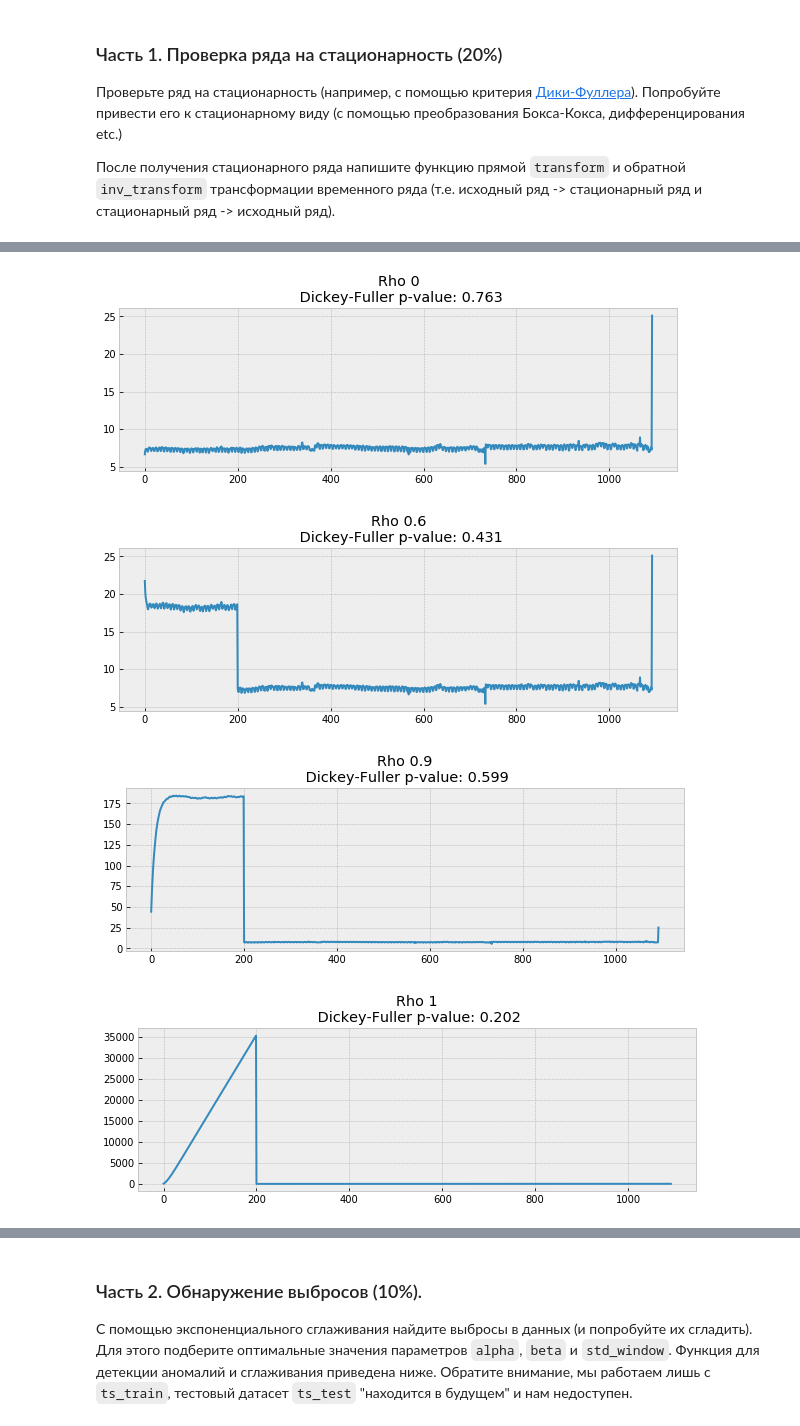
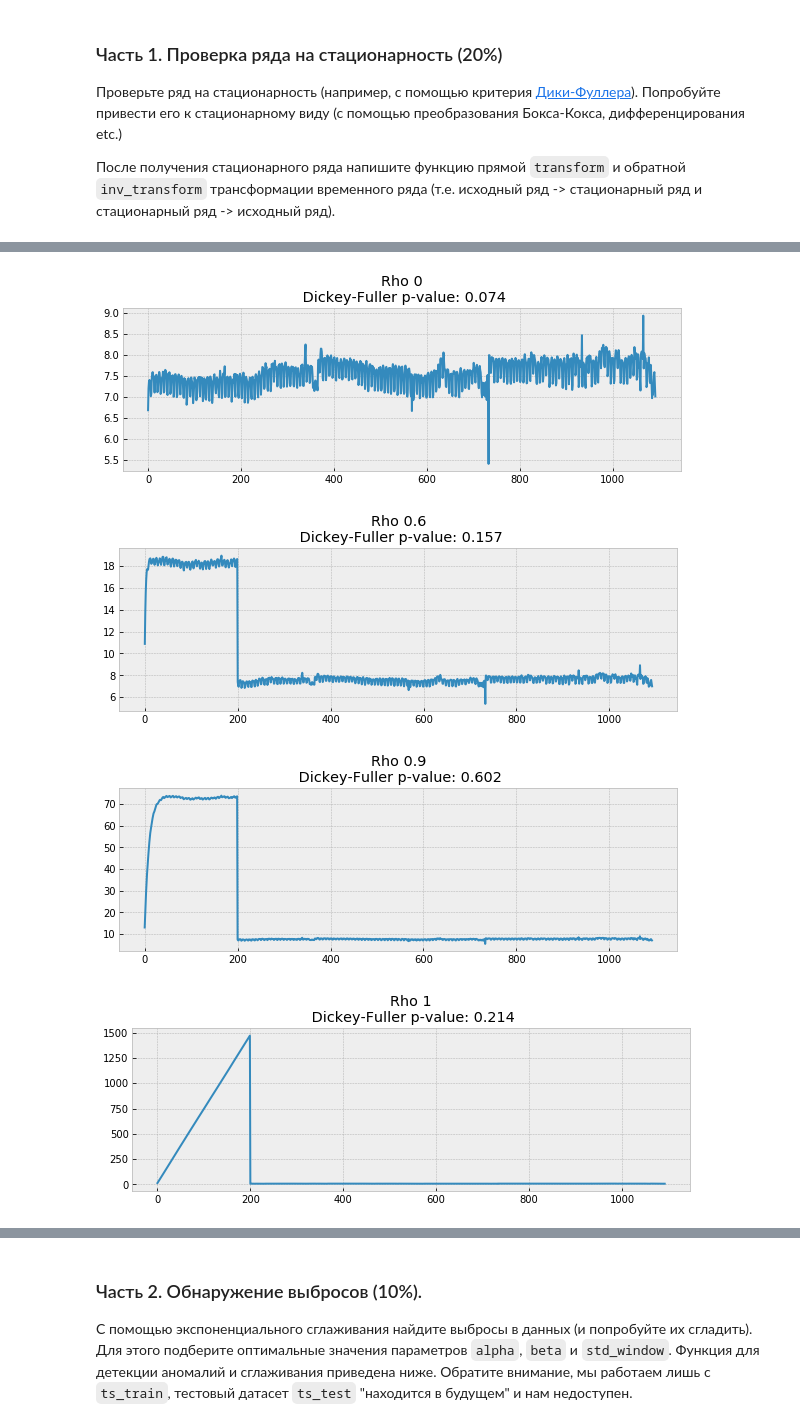
Before and after one commit to kartzum/ml, a Jupyter notebook: ad/hw/20180827/ML2018_koval_HW3.ipynb, the cells around one changed output, grey strips where cells are left out. Drawn from its saved outputs; the diff is of its cells as text; code cells hidden in the pictures.

```diff
--- a/ad/hw/20180827/ML2018_koval_HW3.ipynb
+++ b/ad/hw/20180827/ML2018_koval_HW3.ipynb
@@ -112,4 +99,6 @@ def tsplot(y, lags=None, figsize=(12, 7), style='bmh'):
     return
 # %%
 #
+# %%
+data_fuller = ts_no_outs.copy()
 # %%
@@ -128,10 +117,10 @@ def fuller(d, n_samples=200, rho=0):
         plt.title("Rho {}\n Dickey-Fuller p-value: {}".format(rho, round(sm.tsa.stattools.adfuller(x)[1], 3)))
 # %%
 for rho in [0, 0.6, 0.9, 1]:
-    fuller(d=data['y'].values,rho=rho)
+    fuller(d=data_fuller.copy()['y'].values,rho=rho)
 # %% [output]
-[figure, old version]
+[figure, new version]
-[figure, old version]
+[figure, new version]
-[figure, old version]
+[figure, new version]
-[figure, old version]
+[figure, new version]
 # %%
```
Also changed, not shown: parts of 31 cells of this notebook.
